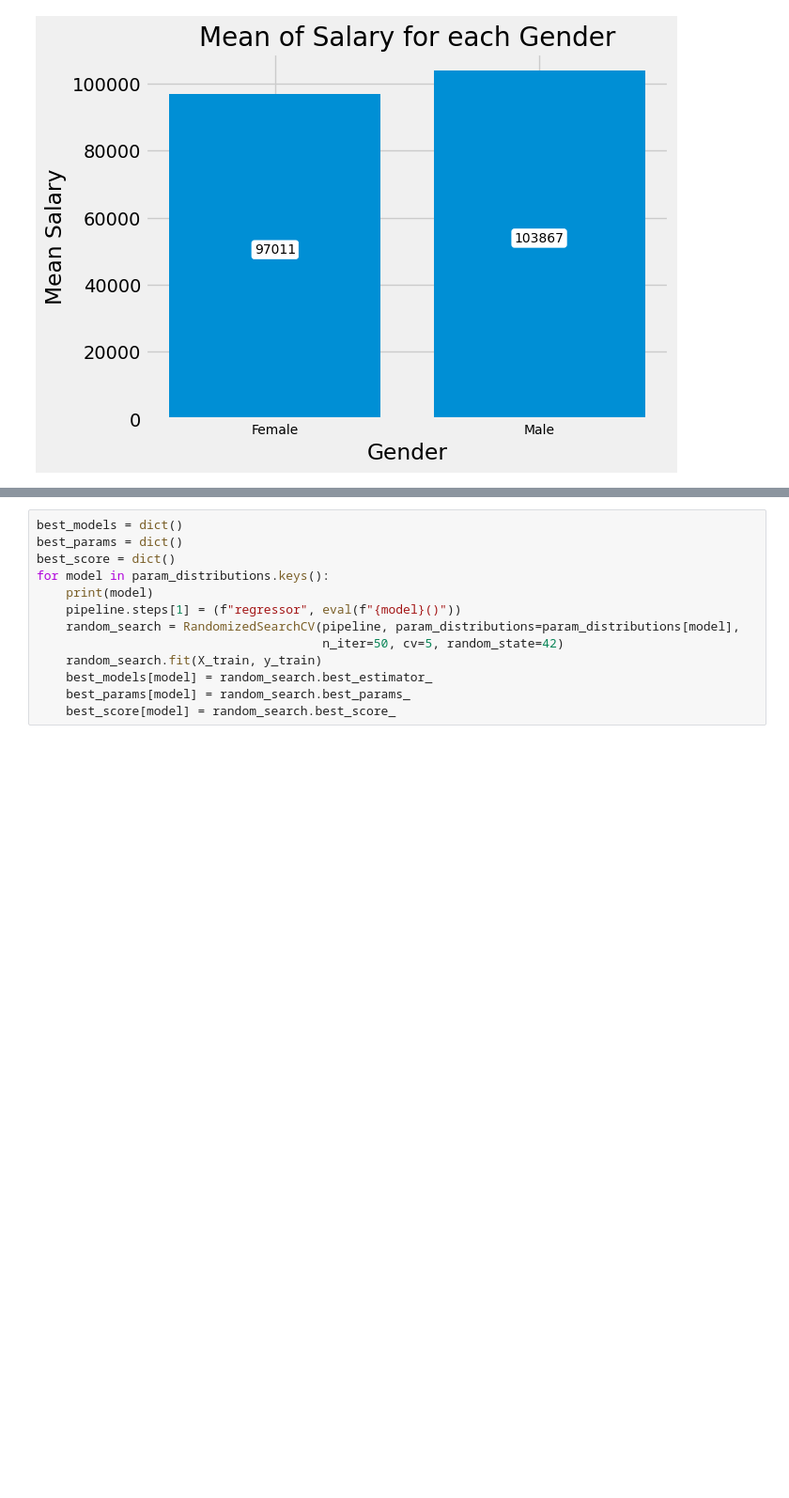
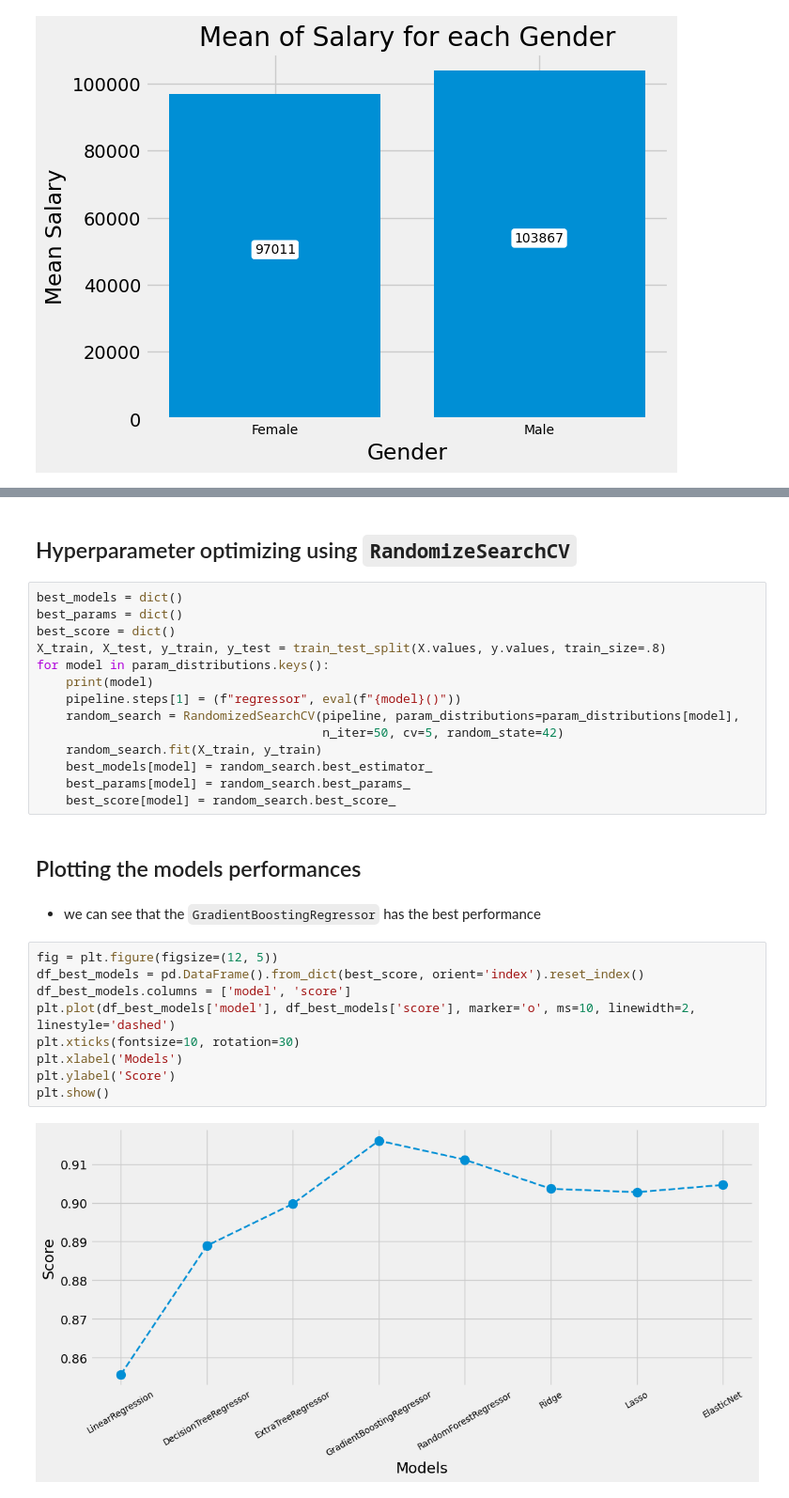
Before and after one commit to alavi-sam/salary-prediction, a Jupyter notebook: salary-prediction.ipynb, the cells around one changed output, grey strips where cells are left out. Shown: that part at 94% size. Cells and saved outputs as stored; diff of their text form; blank space fills up the shorter version.

```diff
--- a/salary-prediction.ipynb
+++ b/salary-prediction.ipynb
@@ -214,10 +296,13 @@ param_distributions = {
         'regressor__selection': ['cyclic', 'random']
     }
 }
+# %% [markdown]
+## Hyperparameter optimizing using `RandomizeSearchCV`
 # %%
 best_models = dict()
 best_params = dict()
 best_score = dict()
+X_train, X_test, y_train, y_test = train_test_split(X.values, y.values, train_size=.8)
 for model in param_distributions.keys():
     print(model)
     pipeline.steps[1] = (f"regressor", eval(f"{model}()"))
@@ -227,3 +312,18 @@ for model in param_distributions.keys():
     best_models[model] = random_search.best_estimator_
     best_params[model] = random_search.best_params_
     best_score[model] = random_search.best_score_
+# %% [markdown]
+## Plotting the models performances
+# %% [markdown]
+- we can see that the `GradientBoostingRegressor` has the best performance
+# %%
+fig = plt.figure(figsize=(12, 5))
+df_best_models = pd.DataFrame().from_dict(best_score, orient='index').reset_index()
+df_best_models.columns = ['model', 'score']
+plt.plot(df_best_models['model'], df_best_models['score'], marker='o', ms=10, linewidth=2, linestyle='dashed')
+plt.xticks(fontsize=10, rotation=30)
+plt.xlabel('Models')
+plt.ylabel('Score')
+plt.show()
+# %% [output]
+[figure, added]
```
Also changed, not shown: parts of 30 cells of this notebook, 2 other files.
